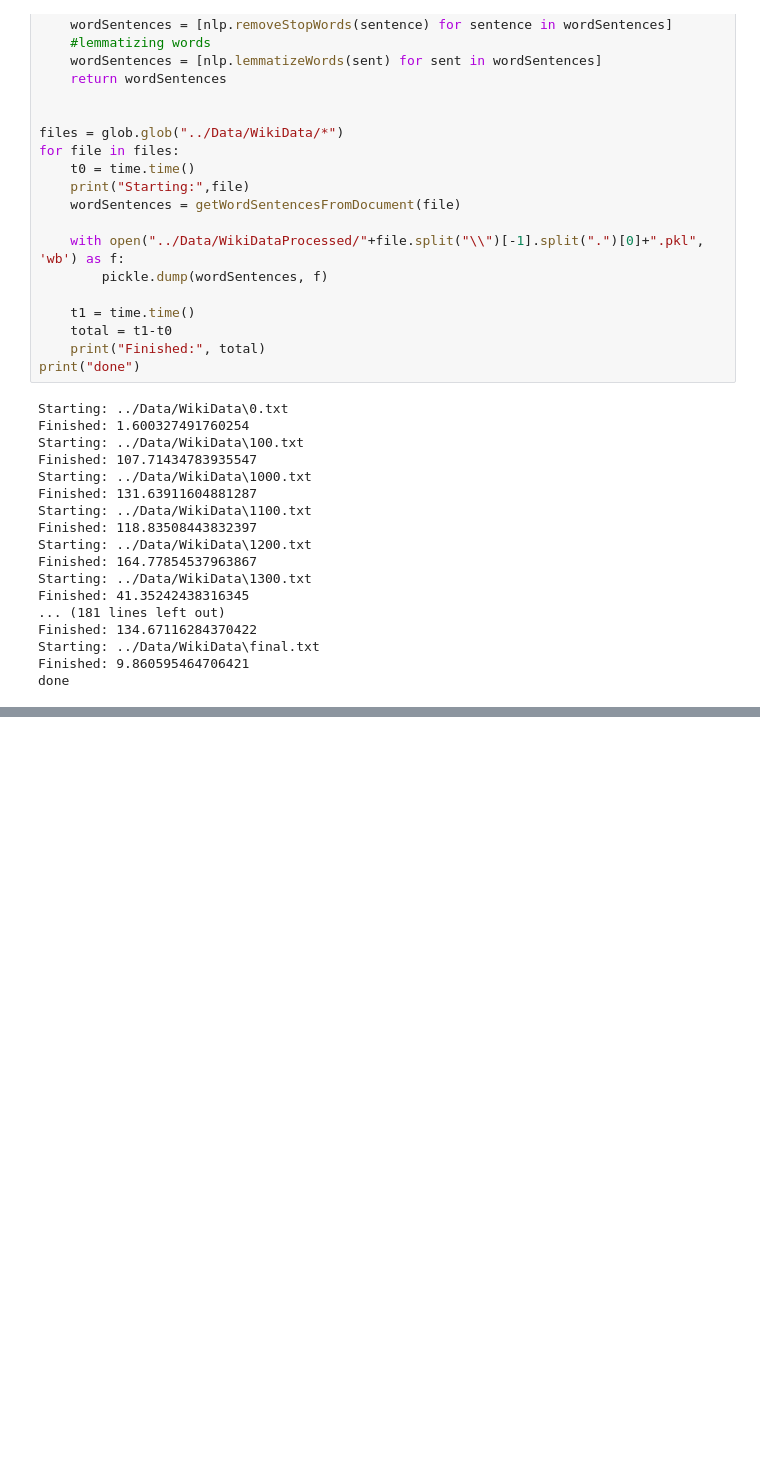
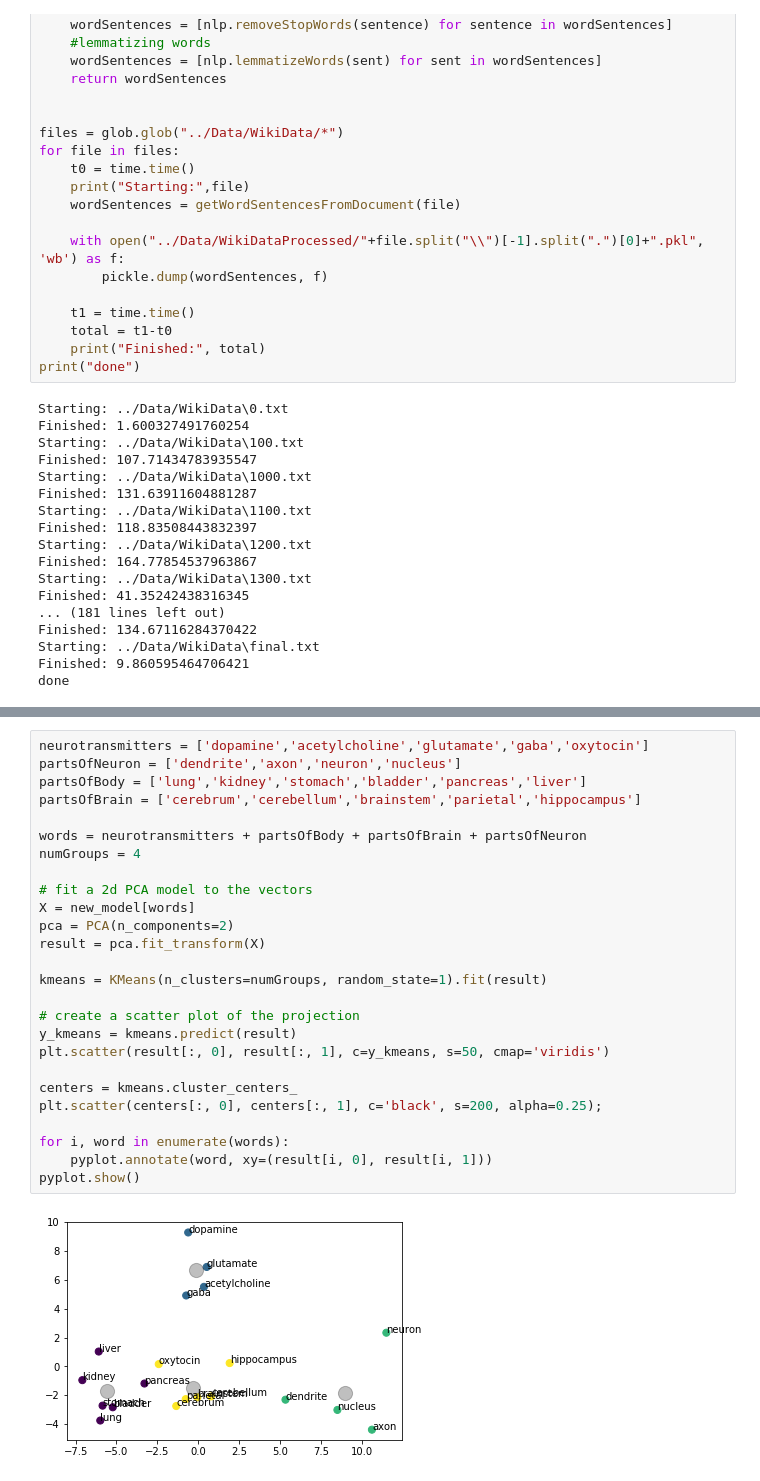
Before and after one commit to ChristianAnyanwu/NeuroVec, a Jupyter notebook: NeuroVecTester.ipynb, the cells around one changed output, grey strips where cells are left out. Saved outputs shown, nothing was run; the diff lists cells and outputs as text; blank space fills up the shorter version.

```diff
--- a/NeuroVecTester.ipynb
+++ b/NeuroVecTester.ipynb
@@ -296,0 +280,28 @@ plot_embeddings(M_normalized, word2Ind_co_occurrence, words)
+# %%
+neurotransmitters = ['dopamine','acetylcholine','glutamate','gaba','oxytocin']
+partsOfNeuron = ['dendrite','axon','neuron','nucleus']
+partsOfBody = ['lung','kidney','stomach','bladder','pancreas','liver']
+partsOfBrain = ['cerebrum','cerebellum','brainstem','parietal','hippocampus']
+
+words = neurotransmitters + partsOfBody + partsOfBrain + partsOfNeuron
+numGroups = 4
+
+# fit a 2d PCA model to the vectors
+X = new_model[words]
+pca = PCA(n_components=2)
+result = pca.fit_transform(X)
+
+kmeans = KMeans(n_clusters=numGroups, random_state=1).fit(result)
+
+# create a scatter plot of the projection
+y_kmeans = kmeans.predict(result)
+plt.scatter(result[:, 0], result[:, 1], c=y_kmeans, s=50, cmap='viridis')
+
+centers = kmeans.cluster_centers_
+plt.scatter(centers[:, 0], centers[:, 1], c='black', s=200, alpha=0.25);
+
+for i, word in enumerate(words):
+    pyplot.annotate(word, xy=(result[i, 0], result[i, 1]))
+pyplot.show()
+# %% [output]
+[figure, added]
```
Also changed, not shown: parts of 17 cells of this notebook.
